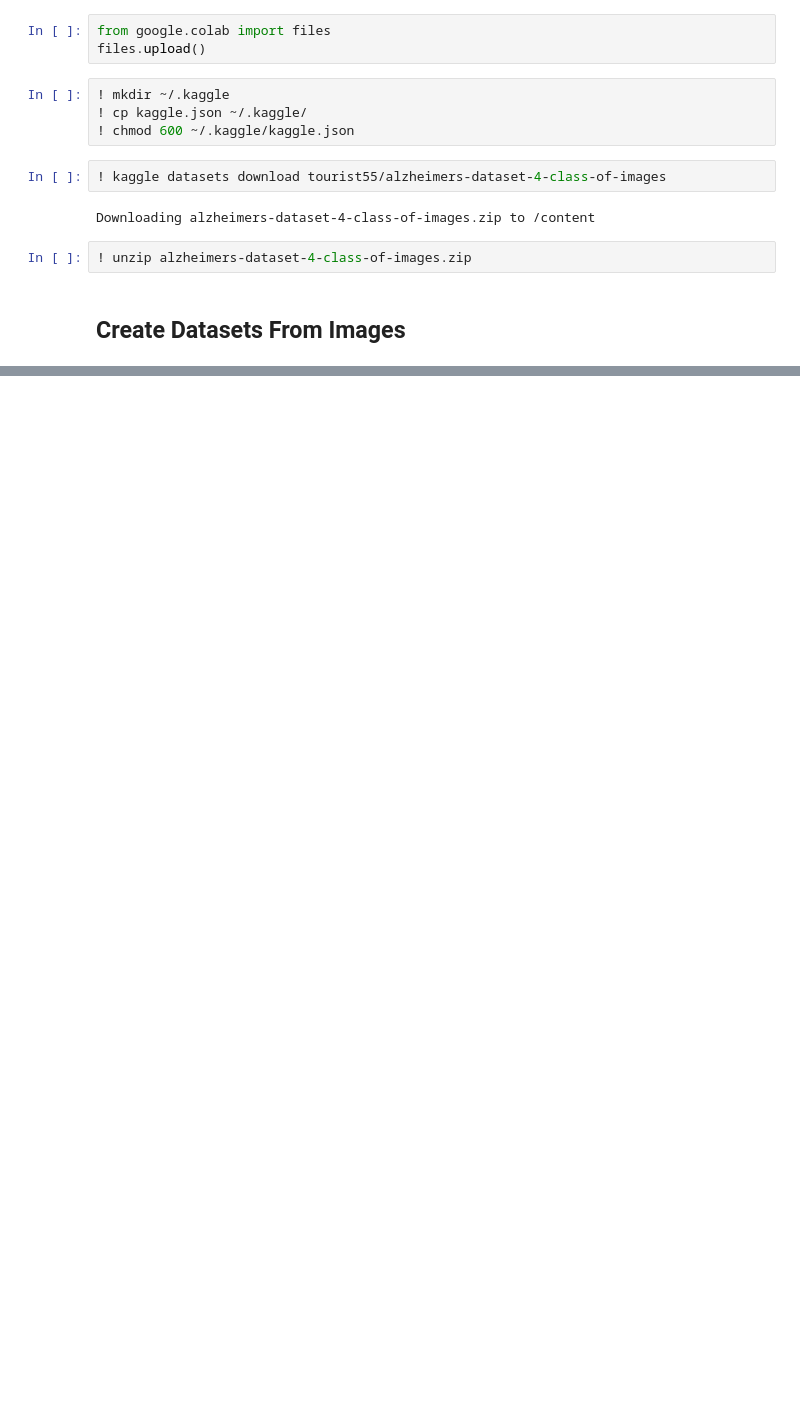
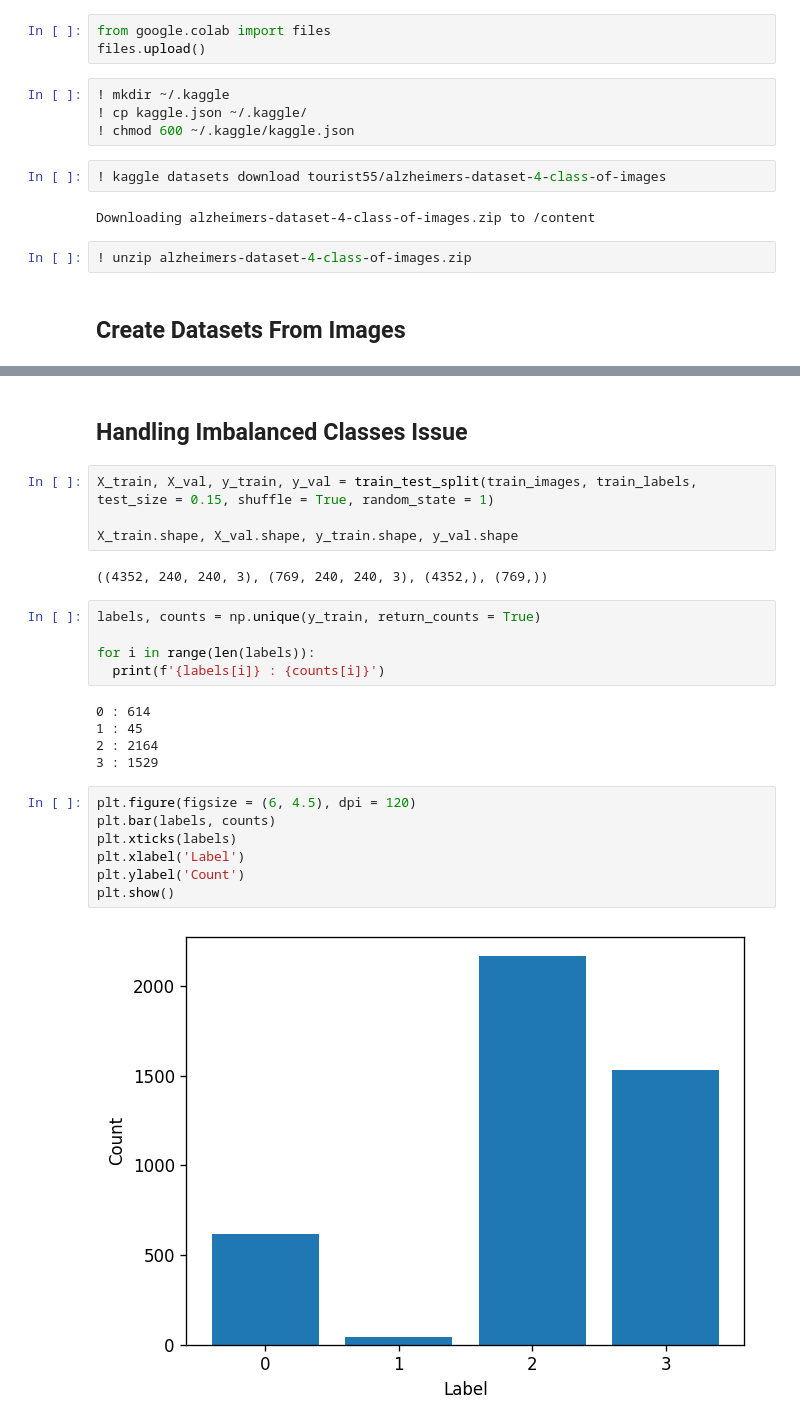
Before and after one commit to MostafaJahanian/DL_Projects, a Jupyter notebook: alzheimer_brain_images_classification_using_cnn.ipynb, the cells around one changed output, grey strips where cells are left out. Saved outputs shown, nothing was run; the diff lists cells and outputs as text; blank space fills up the shorter version.

```diff
--- a/alzheimer_brain_images_classification_using_cnn.ipynb
+++ b/alzheimer_brain_images_classification_using_cnn.ipynb
@@ -71,0 +132,27 @@ VeryMildDemented : 1792
+# %% [markdown]
+## Handling Imbalanced Classes Issue
+# %%
+X_train, X_val, y_train, y_val = train_test_split(train_images, train_labels, test_size = 0.15, shuffle = True, random_state = 1)
+
+X_train.shape, X_val.shape, y_train.shape, y_val.shape
+# %% [output]
+((4352, 240, 240, 3), (769, 240, 240, 3), (4352,), (769,))
+# %%
+labels, counts = np.unique(y_train, return_counts = True)
+
+for i in range(len(labels)):
+  print(f'{labels[i]} : {counts[i]}')
+# %% [output]
+0 : 614
+1 : 45
+2 : 2164
+3 : 1529
+# %%
+plt.figure(figsize = (6, 4.5), dpi = 120)
+plt.bar(labels, counts)
+plt.xticks(labels)
+plt.xlabel('Label')
+plt.ylabel('Count')
+plt.show()
+# %% [output]
+[figure, added]
```
Also changed, not shown: parts of 26 cells of this notebook.
